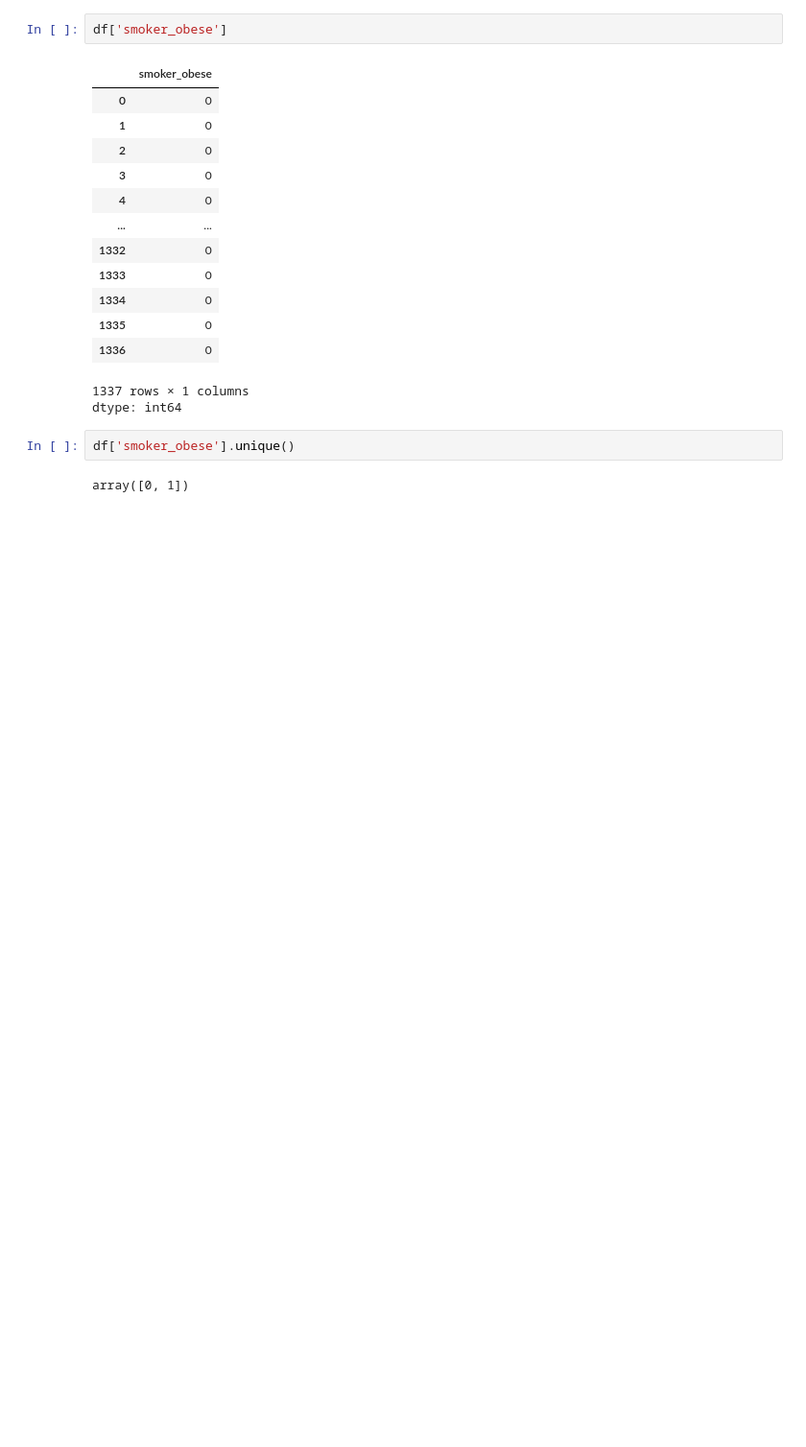
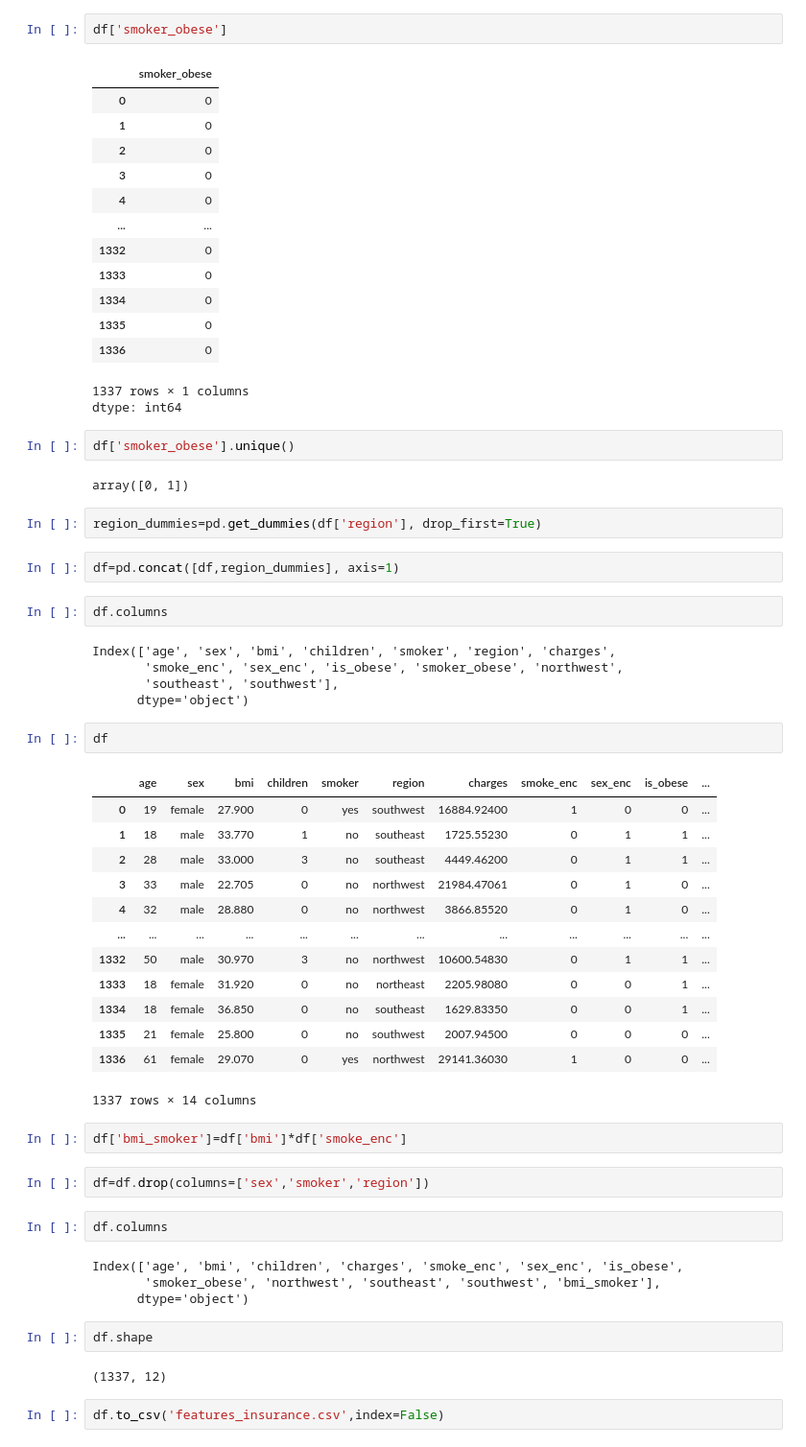
Before and after one commit to devakajla/Insurance-Prediction, a Jupyter notebook: notebooks/03_feature_engineering.ipynb, the cells around one changed output. Shown at 96% size. Drawn from its saved outputs; the diff is of its cells as text; blank space fills up the shorter version.

```diff
--- a/notebooks/03_feature_engineering.ipynb
+++ b/notebooks/03_feature_engineering.ipynb
@@ -80,3 +80,46 @@ dtype: int64
 df['smoker_obese'].unique()
 # %% [output]
 array([0, 1])
+# %%
+region_dummies=pd.get_dummies(df['region'], drop_first=True)
+# %%
+df=pd.concat([df,region_dummies], axis=1)
+# %%
+df.columns
+# %% [output]
+Index(['age', 'sex', 'bmi', 'children', 'smoker', 'region', 'charges',
+       'smoke_enc', 'sex_enc', 'is_obese', 'smoker_obese', 'northwest',
+       'southeast', 'southwest'],
+      dtype='object')
+# %%
+df
+# %% [output]
+|  | age | sex | bmi | children | smoker | region | charges | smoke_enc | sex_enc | is_obese | ... |
+| 0 | 19 | female | 27.900 | 0 | yes | southwest | 16884.92400 | 1 | 0 | 0 | ... |
+| 1 | 18 | male | 33.770 | 1 | no | southeast | 1725.55230 | 0 | 1 | 1 | ... |
+| 2 | 28 | male | 33.000 | 3 | no | southeast | 4449.46200 | 0 | 1 | 1 | ... |
+| 3 | 33 | male | 22.705 | 0 | no | northwest | 21984.47061 | 0 | 1 | 0 | ... |
+| 4 | 32 | male | 28.880 | 0 | no | northwest | 3866.85520 | 0 | 1 | 0 | ... |
+| ... | ... | ... | ... | ... | ... | ... | ... | ... | ... | ... | ... |
+| 1332 | 50 | male | 30.970 | 3 | no | northwest | 10600.54830 | 0 | 1 | 1 | ... |
+| 1333 | 18 | female | 31.920 | 0 | no | northeast | 2205.98080 | 0 | 0 | 1 | ... |
+| 1334 | 18 | female | 36.850 | 0 | no | southeast | 1629.83350 | 0 | 0 | 1 | ... |
+| 1335 | 21 | female | 25.800 | 0 | no | southwest | 2007.94500 | 0 | 0 | 0 | ... |
+| 1336 | 61 | female | 29.070 | 0 | yes | northwest | 29141.36030 | 1 | 0 | 0 | ... |
+1337 rows × 14 columns
+# %%
+df['bmi_smoker']=df['bmi']*df['smoke_enc']
+# %%
+df=df.drop(columns=['sex','smoker','region'])
+# %%
+df.columns
+# %% [output]
+Index(['age', 'bmi', 'children', 'charges', 'smoke_enc', 'sex_enc', 'is_obese',
+       'smoker_obese', 'northwest', 'southeast', 'southwest', 'bmi_smoker'],
+      dtype='object')
+# %%
+df.shape
+# %% [output]
+(1337, 12)
+# %%
+df.to_csv('features_insurance.csv',index=False)
```
Also changed, not shown: 1 other file.
